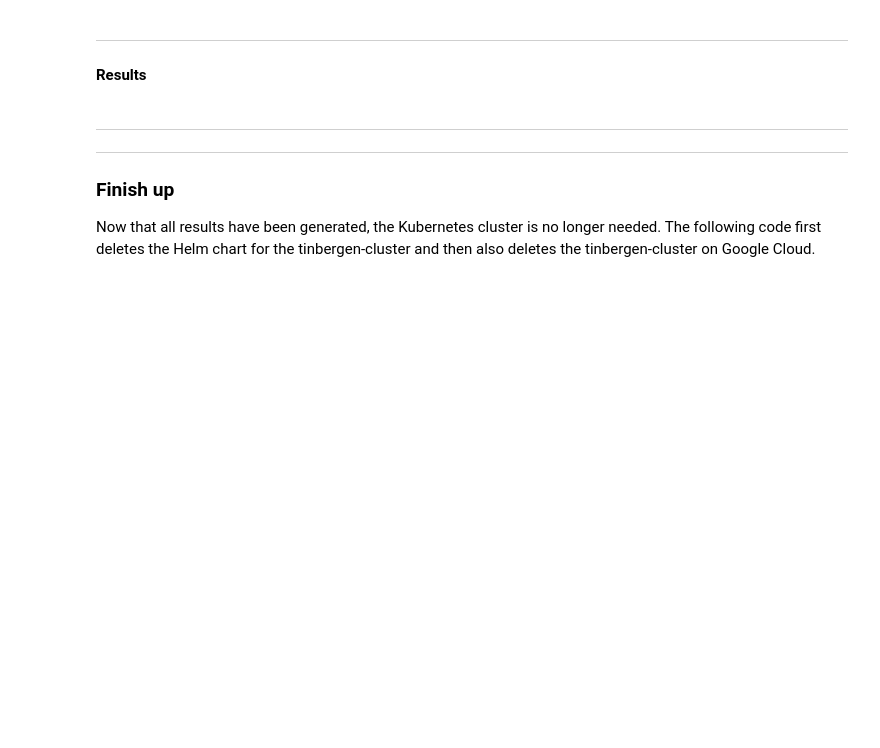
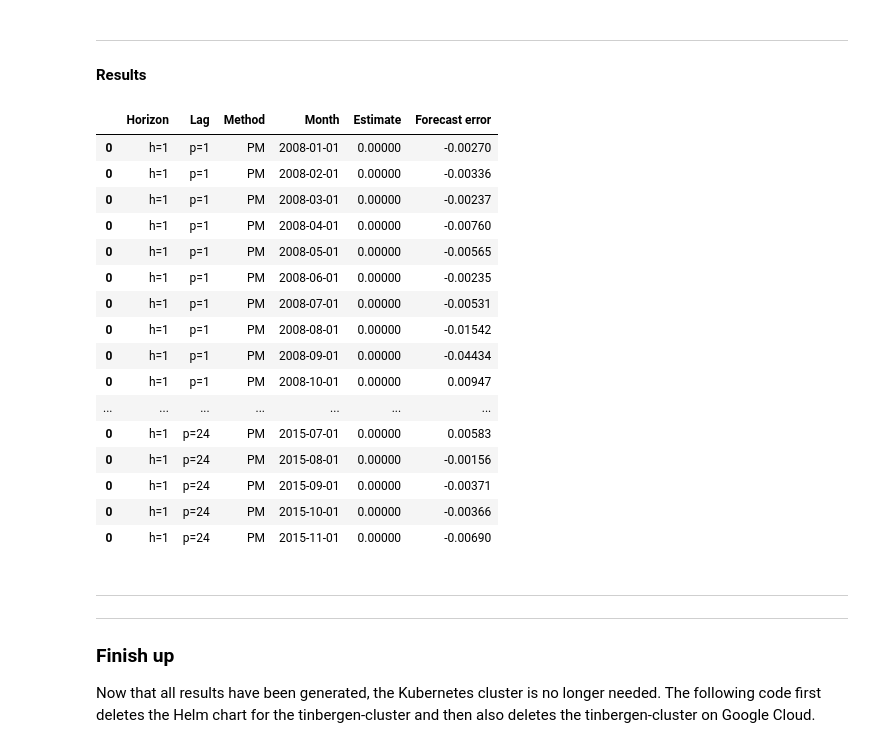
Before and after one commit to Mathijs995/Applied-Macroeconometrics, a Jupyter notebook: TI116 - Robust regularized regressions.ipynb, the cells around one changed output. Cells and saved outputs as stored; diff of their text form; code cells hidden in the pictures; blank space fills up the shorter version.

```diff
--- a/TI116 - Robust regularized regressions.ipynb
+++ b/TI116 - Robust regularized regressions.ipynb
@@ -864,9 +865,8 @@ Specify forecasting experiment settings
 hors = {'h=1' : 1, 'h=12' : 12}
 lags = {'p=1' : 1, 'p=12' : 12, 'p=24' : 24}
 
-# Initialize dictionaries for forecast errors and results
-fe = collections.defaultdict(lambda : collections.defaultdict(dict))
-res_dict = collections.defaultdict(dict)
+# Initialize dataframe for storing forecast errors
+df_res = pd.DataFrame(columns=['Horizon', 'Lag', 'Method', 'Month', 'Estimate', 'Forecast error'])
 
 # Set the number of observations in LTS to ceil(0.95 * n)
 h = lambda n: int(np.ceil(0.95 * n))
@@ -1035,4 +1038,11 @@ with Client(scheduler) as client:
             est = est_mod.predict(pd.DataFrame(X.loc[oos_m, :]).transpose())
 
           # Store forecast error
-          fe[hor][lag][method] = np.append(fe[hor][lag][method], y[oos_m] - est)
+          df_res = df_res.append(pd.DataFrame({
+            'Horizon' : hor,
+            'Lag' : lag,
+            'Method' : method,
+            'Month' : oos_m,
+            'Estimate' : est,
+            'Forecast error' : y[oos_m] - est
+          }, index=[0]))
@@ -1078,11 +1064,29 @@ for (hor, lag, meth) in product(hors.keys(), lags.keys(), methods.keys()):
 # %%
 '''
 Generate results tables
 '''
 
 # Display results table
-df_res = pd.DataFrame(res_dict)
+# df_res = pd.DataFrame(res_dict)
 display(HTML(df_res.to_html()))
+# %% [output]
+|  | Horizon | Lag | Method | Month | Estimate | Forecast error |
+| 0 | h=1 | p=1 | PM | 2008-01-01 | 0.00000 | -0.00270 |
+| 0 | h=1 | p=1 | PM | 2008-02-01 | 0.00000 | -0.00336 |
+| 0 | h=1 | p=1 | PM | 2008-03-01 | 0.00000 | -0.00237 |
+| 0 | h=1 | p=1 | PM | 2008-04-01 | 0.00000 | -0.00760 |
+| 0 | h=1 | p=1 | PM | 2008-05-01 | 0.00000 | -0.00565 |
+| 0 | h=1 | p=1 | PM | 2008-06-01 | 0.00000 | -0.00235 |
+| 0 | h=1 | p=1 | PM | 2008-07-01 | 0.00000 | -0.00531 |
+| 0 | h=1 | p=1 | PM | 2008-08-01 | 0.00000 | -0.01542 |
+| 0 | h=1 | p=1 | PM | 2008-09-01 | 0.00000 | -0.04434 |
+| 0 | h=1 | p=1 | PM | 2008-10-01 | 0.00000 | 0.00947 |
+| ... | ... | ... | ... | ... | ... | ... |
+| 0 | h=1 | p=24 | PM | 2015-07-01 | 0.00000 | 0.00583 |
+| 0 | h=1 | p=24 | PM | 2015-08-01 | 0.00000 | -0.00156 |
+| 0 | h=1 | p=24 | PM | 2015-09-01 | 0.00000 | -0.00371 |
+| 0 | h=1 | p=24 | PM | 2015-10-01 | 0.00000 | -0.00366 |
+| 0 | h=1 | p=24 | PM | 2015-11-01 | 0.00000 | -0.00690 |
 # %%
 '''
 Generate relative results table
```
Also changed, not shown: parts of 10 cells of this notebook, 1 other file.
